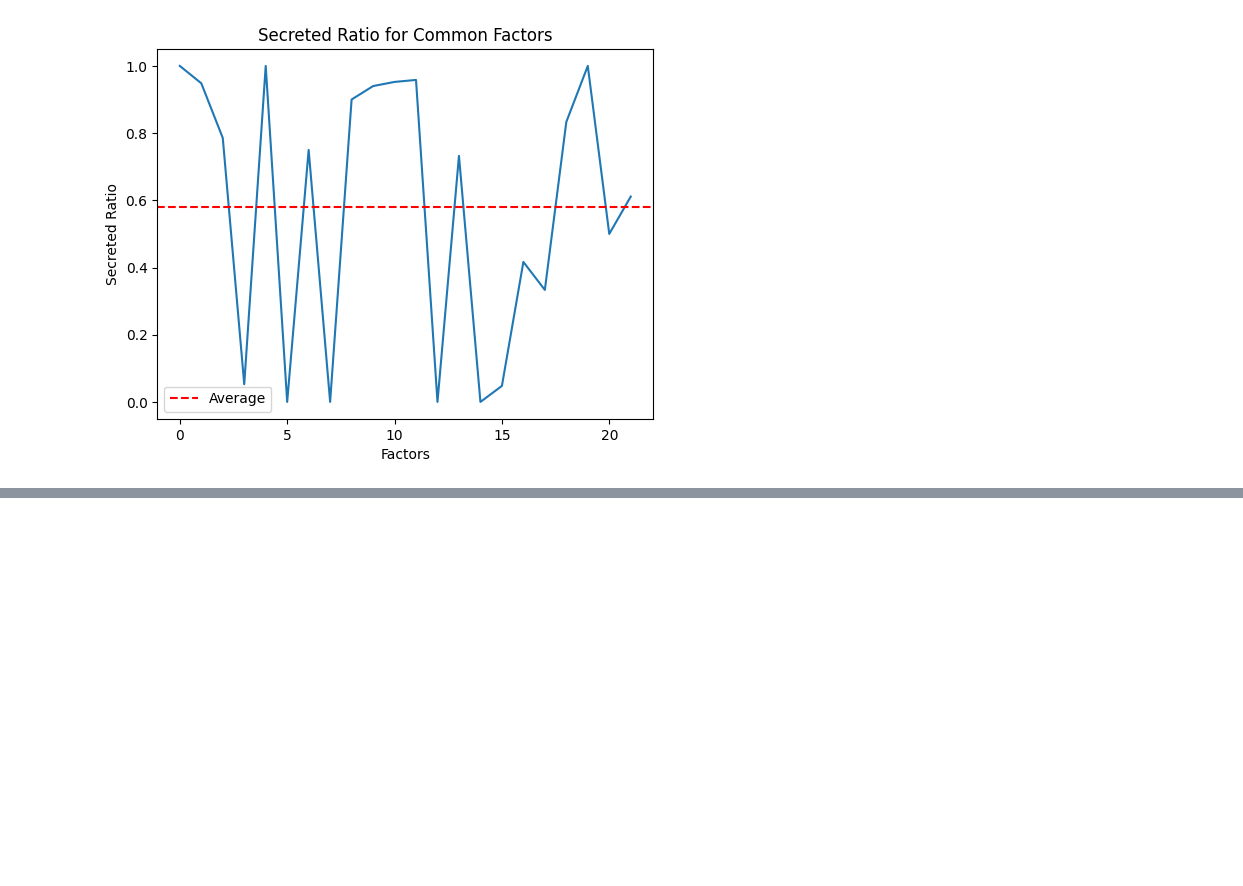
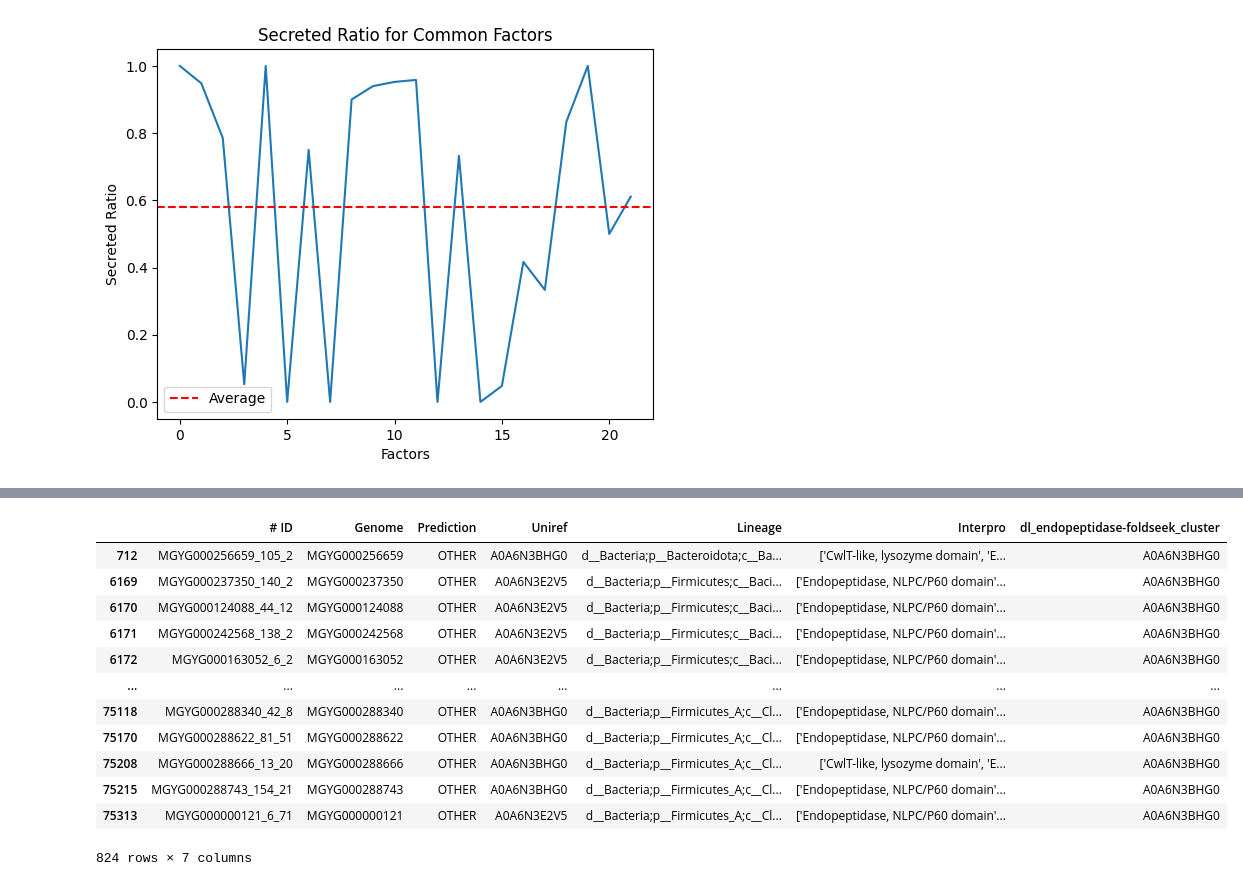
Before and after one commit to oliverdesa/Clustering_Metagenomics, a Jupyter notebook: src/clustering/cluster_analysis.ipynb, the cells around one changed output, grey strips where cells are left out. Saved outputs shown, nothing was run; the diff lists cells and outputs as text; code cells hidden in the pictures; blank space fills up the shorter version.

```diff
--- a/src/clustering/cluster_analysis.ipynb
+++ b/src/clustering/cluster_analysis.ipynb
@@ -130,0 +165,18 @@ plt.show()
+# %%
+A0A6N3BHG0 = all_data[all_data['dl_endopeptidase-foldseek_cluster'] == 'A0A6N3BHG0']
+
+display(A0A6N3BHG0)
+# %% [output]
+|  | # ID | Genome | Prediction | Uniref | Lineage | Interpro | dl_endopeptidase-foldseek_cluster |
+| 712 | MGYG000256659_105_2 | MGYG000256659 | OTHER | A0A6N3BHG0 | d__Bacteria;p__Bacteroidota;c__Ba... | ['CwlT-like, lysozyme domain', 'E... | A0A6N3BHG0 |
+| 6169 | MGYG000237350_140_2 | MGYG000237350 | OTHER | A0A6N3E2V5 | d__Bacteria;p__Firmicutes;c__Baci... | ['Endopeptidase, NLPC/P60 domain'... | A0A6N3BHG0 |
+| 6170 | MGYG000124088_44_12 | MGYG000124088 | OTHER | A0A6N3E2V5 | d__Bacteria;p__Firmicutes;c__Baci... | ['Endopeptidase, NLPC/P60 domain'... | A0A6N3BHG0 |
+| 6171 | MGYG000242568_138_2 | MGYG000242568 | OTHER | A0A6N3E2V5 | d__Bacteria;p__Firmicutes;c__Baci... | ['Endopeptidase, NLPC/P60 domain'... | A0A6N3BHG0 |
+| 6172 | MGYG000163052_6_2 | MGYG000163052 | OTHER | A0A6N3E2V5 | d__Bacteria;p__Firmicutes;c__Baci... | ['Endopeptidase, NLPC/P60 domain'... | A0A6N3BHG0 |
+| ... | ... | ... | ... | ... | ... | ... | ... |
+| 75118 | MGYG000288340_42_8 | MGYG000288340 | OTHER | A0A6N3BHG0 | d__Bacteria;p__Firmicutes_A;c__Cl... | ['Endopeptidase, NLPC/P60 domain'... | A0A6N3BHG0 |
+| 75170 | MGYG000288622_81_51 | MGYG000288622 | OTHER | A0A6N3BHG0 | d__Bacteria;p__Firmicutes_A;c__Cl... | ['Endopeptidase, NLPC/P60 domain'... | A0A6N3BHG0 |
+| 75208 | MGYG000288666_13_20 | MGYG000288666 | OTHER | A0A6N3BHG0 | d__Bacteria;p__Firmicutes_A;c__Cl... | ['CwlT-like, lysozyme domain', 'E... | A0A6N3BHG0 |
+| 75215 | MGYG000288743_154_21 | MGYG000288743 | OTHER | A0A6N3BHG0 | d__Bacteria;p__Firmicutes_A;c__Cl... | ['Endopeptidase, NLPC/P60 domain'... | A0A6N3BHG0 |
+| 75313 | MGYG000000121_6_71 | MGYG000000121 | OTHER | A0A6N3E2V5 | d__Bacteria;p__Firmicutes_A;c__Cl... | ['Endopeptidase, NLPC/P60 domain'... | A0A6N3BHG0 |
+824 rows × 7 columns
```
Also changed, not shown: parts of 5 cells of this notebook, 1 other file.
